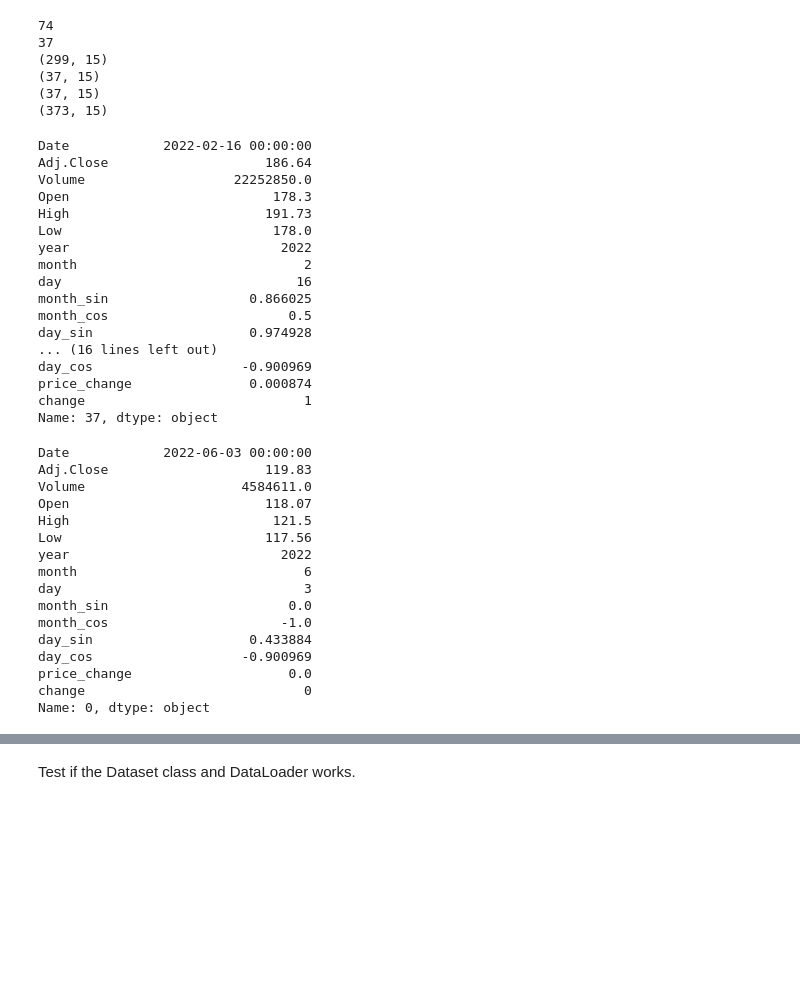
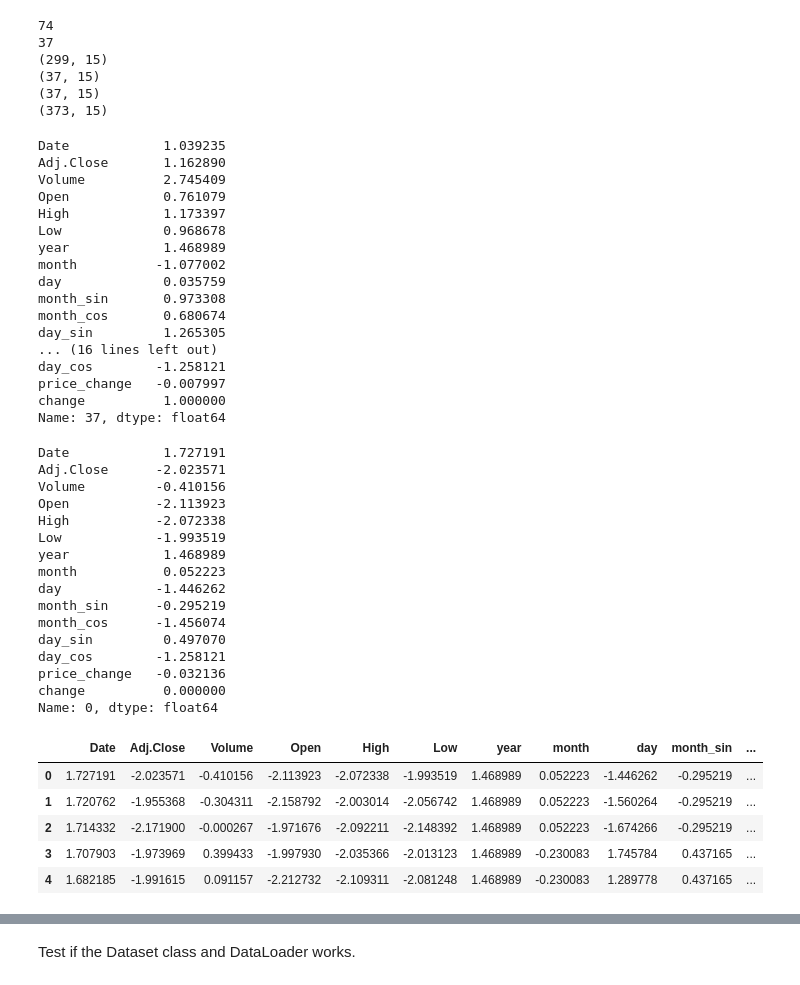
Before and after one commit to Lorant7/airbnb_stock_prediction, a Jupyter notebook: notebooks/model.ipynb, the cells around one changed output, grey strips where cells are left out. Saved outputs shown, nothing was run; the diff lists cells and outputs as text; code cells hidden in the pictures; blank space fills up the shorter version.

```diff
--- a/notebooks/model.ipynb
+++ b/notebooks/model.ipynb
@@ -305,9 +305,10 @@ df.head()
 # %%
 scaler = StandardScaler()
 
-# for column in t.columns:
-#     t[column] = scaler.fit_transform(t[[column]])
-#     print(column, ': max = ', t[column].max(), '  min = ', t[column].min())
+for column in df.columns:
+    if column != 'change':
+        df[column] = scaler.fit_transform(df[[column]])
+    # print(column, ': max = ', t[column].max(), '  min = ', t[column].min())
 # %% [markdown]
 Since I am trying to predict the future trends of the stock, I have to do a time-based split. What this means is making the testing data the values of the stock at earlier dates and the testing data the later values form the data set.
 # %%
@@ -338,42 +339,51 @@ print(df.shape)
 print(train_df.iloc[0])
 print(val_df.iloc[0])
 # %% [output]
-Date            2022-02-16 00:00:00
-Adj.Close                    186.64
-Volume                   22252850.0
-Open                          178.3
-High                         191.73
-Low                           178.0
-year                           2022
-month                             2
-day                              16
-month_sin                  0.866025
-month_cos                       0.5
-day_sin                    0.974928
+Date            1.039235
+Adj.Close       1.162890
+Volume          2.745409
+Open            0.761079
+High            1.173397
+Low             0.968678
+year            1.468989
+month          -1.077002
+day             0.035759
+month_sin       0.973308
+month_cos       0.680674
+day_sin         1.265305
 ... (16 lines left out)
-day_cos                   -0.900969
-price_change               0.000874
-change                            1
-Name: 37, dtype: object
+day_cos        -1.258121
+price_change   -0.007997
+change          1.000000
+Name: 37, dtype: float64
 # %%
 print(test_df.iloc[0])
 # %% [output]
-Date            2022-06-03 00:00:00
-Adj.Close                    119.83
-Volume                    4584611.0
-Open                         118.07
-High                          121.5
-Low                          117.56
-year                           2022
-month                             6
-day                               3
-month_sin                       0.0
-month_cos                      -1.0
-day_sin                    0.433884
-day_cos                   -0.900969
-price_change                    0.0
-change                            0
-Name: 0, dtype: object
+Date            1.727191
+Adj.Close      -2.023571
+Volume         -0.410156
+Open           -2.113923
+High           -2.072338
+Low            -1.993519
+year            1.468989
+month           0.052223
+day            -1.446262
+month_sin      -0.295219
+month_cos      -1.456074
+day_sin         0.497070
+day_cos        -1.258121
+price_change   -0.032136
+change          0.000000
+Name: 0, dtype: float64
+# %%
+test_df.head()
+# %% [output]
+|  | Date | Adj.Close | Volume | Open | High | Low | year | month | day | month_sin | ... |
+| 0 | 1.727191 | -2.023571 | -0.410156 | -2.113923 | -2.072338 | -1.993519 | 1.468989 | 0.052223 | -1.446262 | -0.295219 | ... |
+| 1 | 1.720762 | -1.955368 | -0.304311 | -2.158792 | -2.003014 | -2.056742 | 1.468989 | 0.052223 | -1.560264 | -0.295219 | ... |
+| 2 | 1.714332 | -2.171900 | -0.000267 | -1.971676 | -2.092211 | -2.148392 | 1.468989 | 0.052223 | -1.674266 | -0.295219 | ... |
+| 3 | 1.707903 | -1.973969 | 0.399433 | -1.997930 | -2.035366 | -2.013123 | 1.468989 | -0.230083 | 1.745784 | 0.437165 | ... |
+| 4 | 1.682185 | -1.991615 | 0.091157 | -2.212732 | -2.109311 | -2.081248 | 1.468989 | -0.230083 | 1.289778 | 0.437165 | ... |
 # %%
 class Data(Dataset):
     def __init__(self, df):
```
Also changed, not shown: parts of 19 cells of this notebook, 5 other files.
